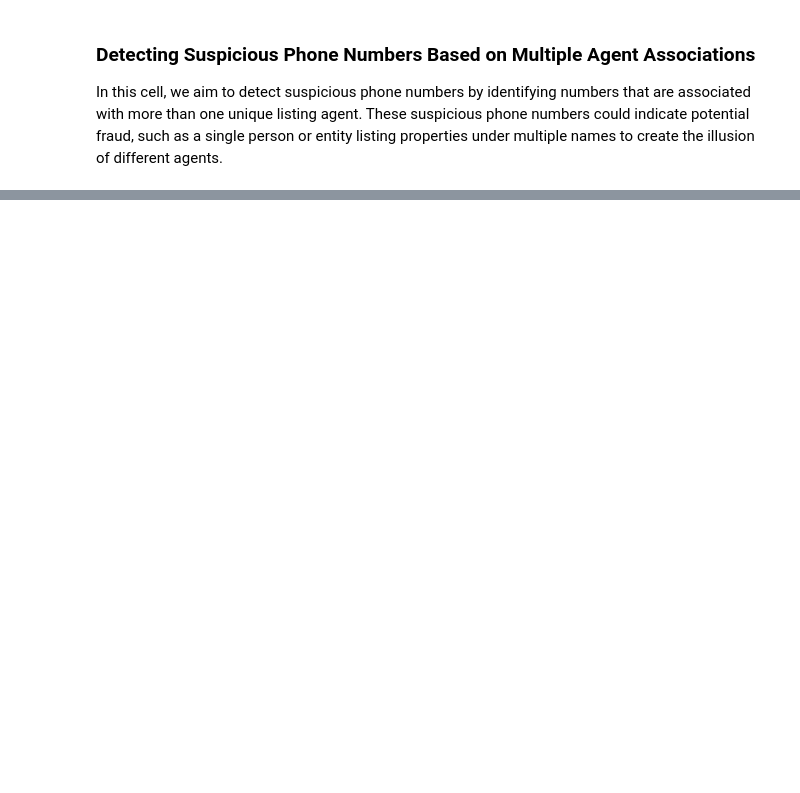
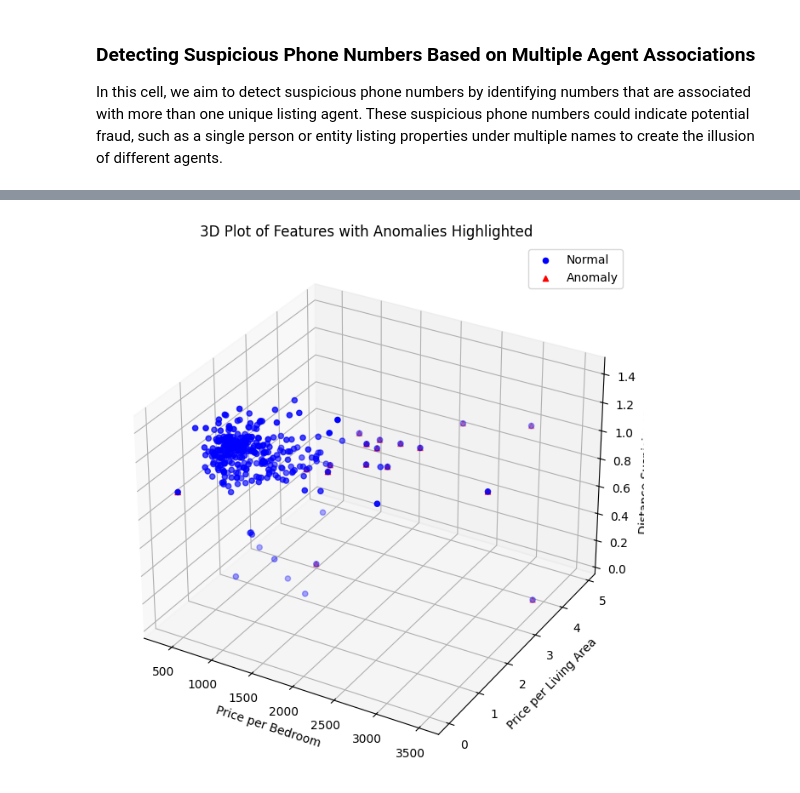
Before and after one commit to svnsvnsvn/SNARE, a Jupyter notebook: Apartment_Scam_Detection_Project.ipynb, the cells around one changed output, grey strips where cells are left out. Cells and saved outputs as stored; diff of their text form; code cells hidden in the pictures; blank space fills up the shorter version.

```diff
--- a/Apartment_Scam_Detection_Project.ipynb
+++ b/Apartment_Scam_Detection_Project.ipynb
@@ -1058,0 +548,25 @@ print(anomalous_listings.head())
+# %%
+from mpl_toolkits.mplot3d import Axes3D
+
+# 3D Scatter plot of key features with anomalies
+fig = plt.figure(figsize=(10, 8))
+ax = fig.add_subplot(111, projection='3d')
+
+# Normal points
+ax.scatter(final_df['Price per Bedroom'], final_df['Price per Living Area'], final_df['Distance Suspiciousness'],
+           c='blue', marker='o', label='Normal')
+
+# Anomalous points
+ax.scatter(final_df[final_df['is_anomaly'] == 1]['Price per Bedroom'],
+           final_df[final_df['is_anomaly'] == 1]['Price per Living Area'],
+           final_df[final_df['is_anomaly'] == 1]['Distance Suspiciousness'],
+           c='red', marker='^', label='Anomaly')
+
+ax.set_xlabel('Price per Bedroom')
+ax.set_ylabel('Price per Living Area')
+ax.set_zlabel('Distance Suspiciousness')
+plt.title('3D Plot of Features with Anomalies Highlighted')
+plt.legend()
+plt.show()
+# %% [output]
+[figure, added]
```
Also changed, not shown: parts of 54 cells of this notebook, 1 other file.
